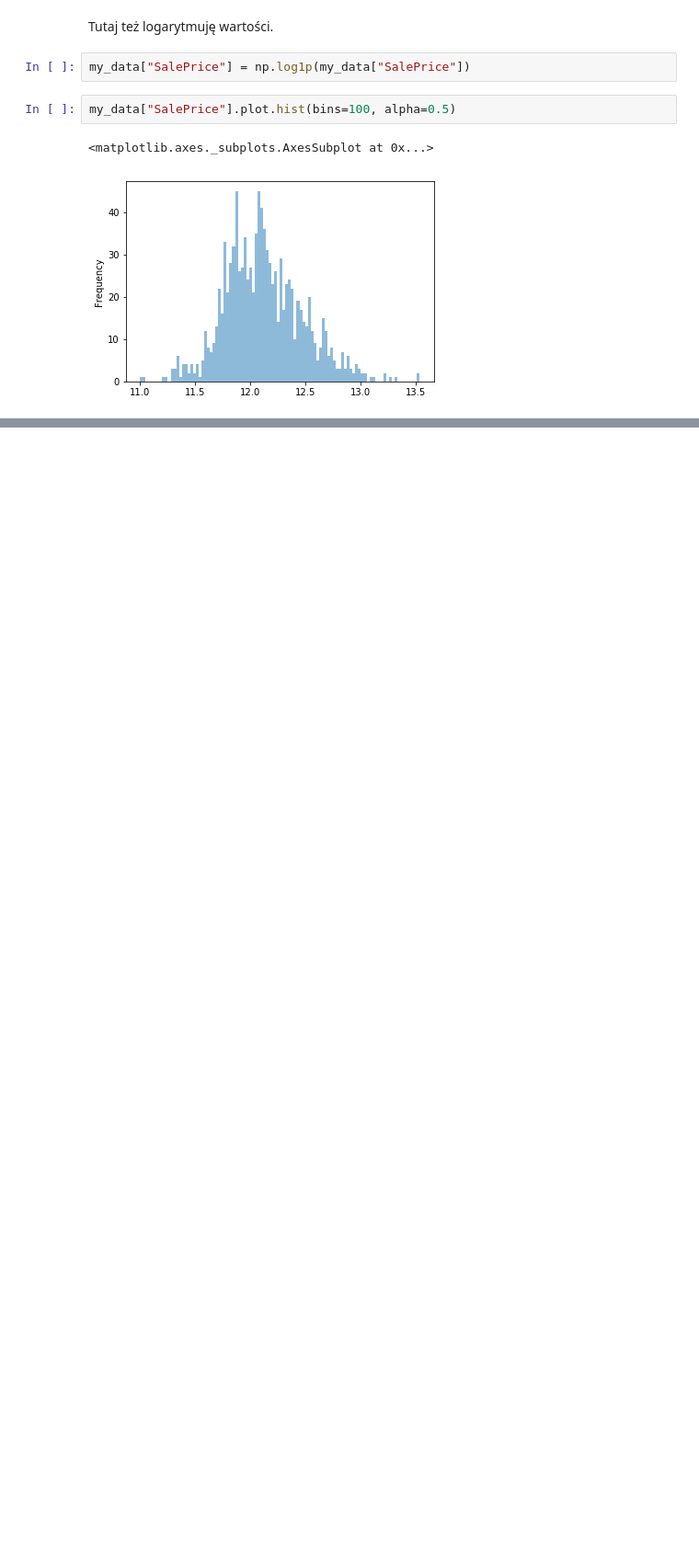
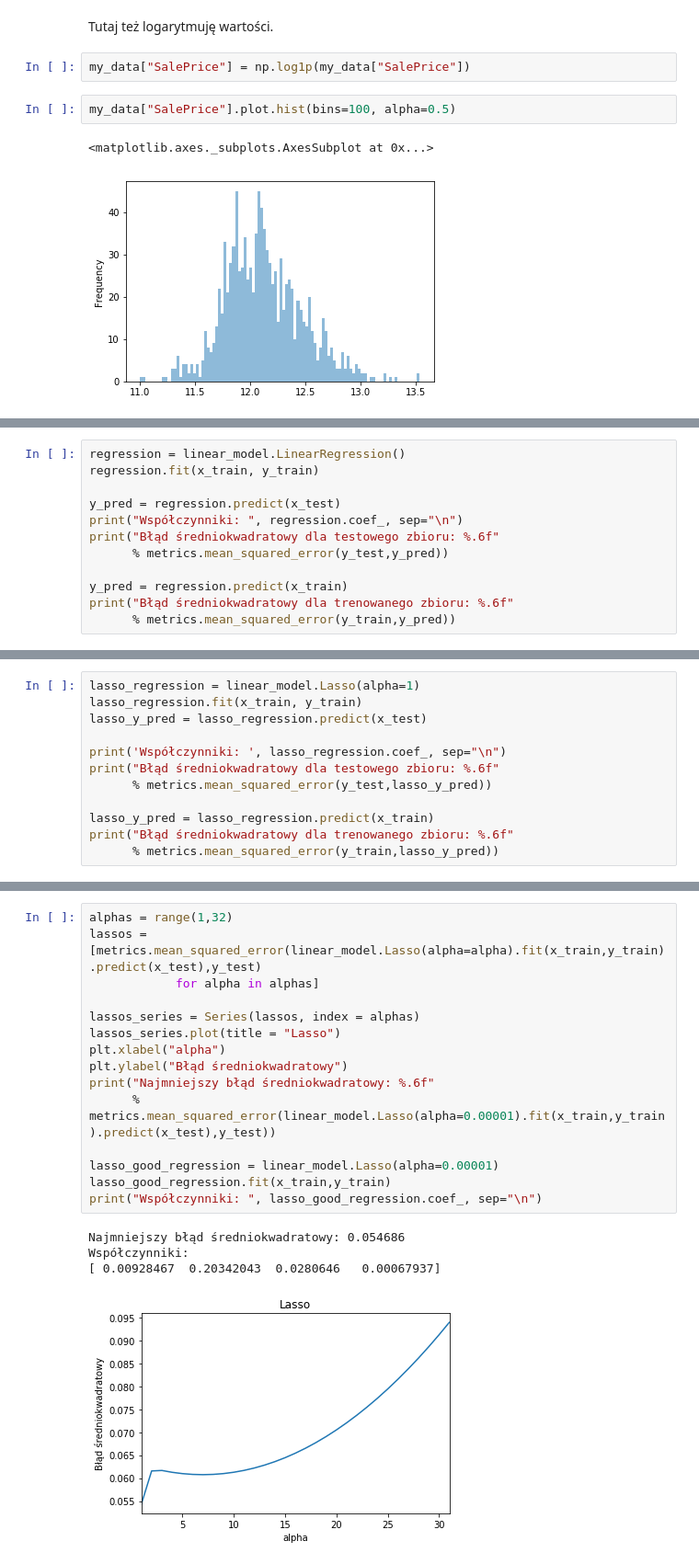
Before and after one commit to ljaneczk/MOwNiT2, a Jupyter notebook: lab9/Lab9_Regresja.ipynb, the cells around one changed output, grey strips where cells are left out. Shown at 92% size. Saved outputs shown, nothing was run; the diff lists cells and outputs as text; blank space fills up the shorter version.

```diff
--- a/lab9/Lab9_Regresja.ipynb
+++ b/lab9/Lab9_Regresja.ipynb
@@ -249,0 +290,12 @@ my_data["SalePrice"].plot.hist(bins=100, alpha=0.5)
+# %%
+regression = linear_model.LinearRegression()
+regression.fit(x_train, y_train)
+
+y_pred = regression.predict(x_test)
+print("Współczynniki: ", regression.coef_, sep="\n")
+print("Błąd średniokwadratowy dla testowego zbioru: %.6f"
+      % metrics.mean_squared_error(y_test,y_pred))
+
+y_pred = regression.predict(x_train)
+print("Błąd średniokwadratowy dla trenowanego zbioru: %.6f"
+      % metrics.mean_squared_error(y_train,y_pred))
@@ -249,0 +309,12 @@ my_data["SalePrice"].plot.hist(bins=100, alpha=0.5)
+# %%
+lasso_regression = linear_model.Lasso(alpha=1)
+lasso_regression.fit(x_train, y_train)
+lasso_y_pred = lasso_regression.predict(x_test)
+
+print('Współczynniki: ', lasso_regression.coef_, sep="\n")
+print("Błąd średniokwadratowy dla testowego zbioru: %.6f"
+      % metrics.mean_squared_error(y_test,lasso_y_pred))
+
+lasso_y_pred = lasso_regression.predict(x_train)
+print("Błąd średniokwadratowy dla trenowanego zbioru: %.6f"
+      % metrics.mean_squared_error(y_train,lasso_y_pred))
@@ -249,0 +328,20 @@ my_data["SalePrice"].plot.hist(bins=100, alpha=0.5)
+# %%
+alphas = range(1,32)
+lassos = [metrics.mean_squared_error(linear_model.Lasso(alpha=alpha).fit(x_train,y_train).predict(x_test),y_test)
+            for alpha in alphas]
+
+lassos_series = Series(lassos, index = alphas)
+lassos_series.plot(title = "Lasso")
+plt.xlabel("alpha")
+plt.ylabel("Błąd średniokwadratowy")
+print("Najmniejszy błąd średniokwadratowy: %.6f"
+      % metrics.mean_squared_error(linear_model.Lasso(alpha=0.00001).fit(x_train,y_train).predict(x_test),y_test))
+
+lasso_good_regression = linear_model.Lasso(alpha=0.00001)
+lasso_good_regression.fit(x_train,y_train)
+print("Współczynniki: ", lasso_good_regression.coef_, sep="\n")
+# %% [output]
+Najmniejszy błąd średniokwadratowy: 0.054686
+Współczynniki:
+[ 0.00928467  0.20342043  0.0280646   0.00067937]
+[figure, added]
```
Also changed, not shown: parts of 16 cells of this notebook.
